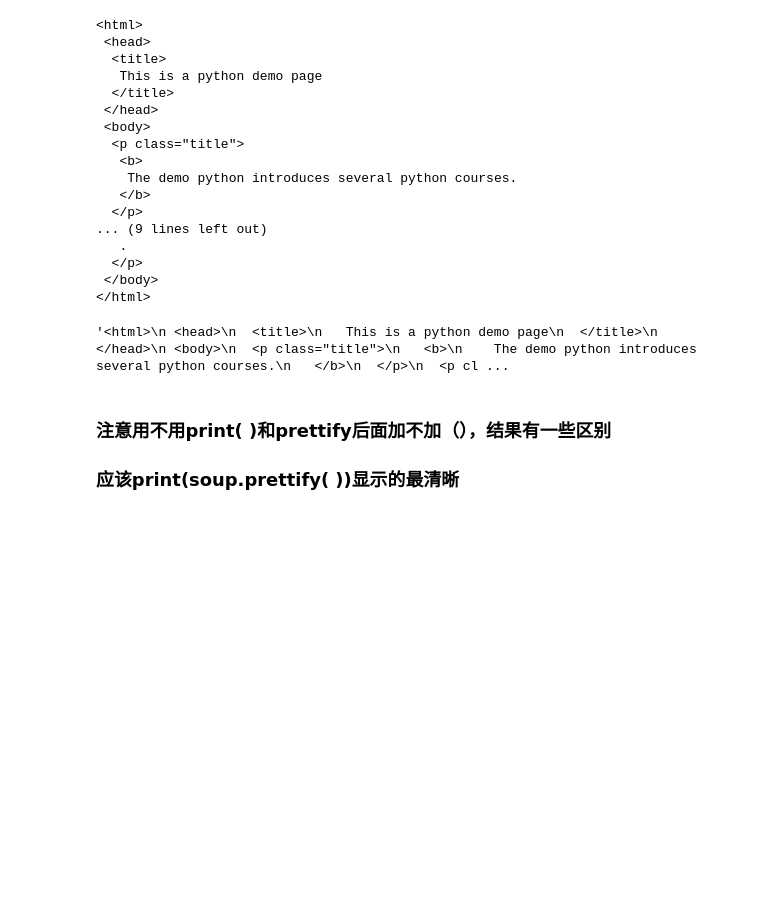
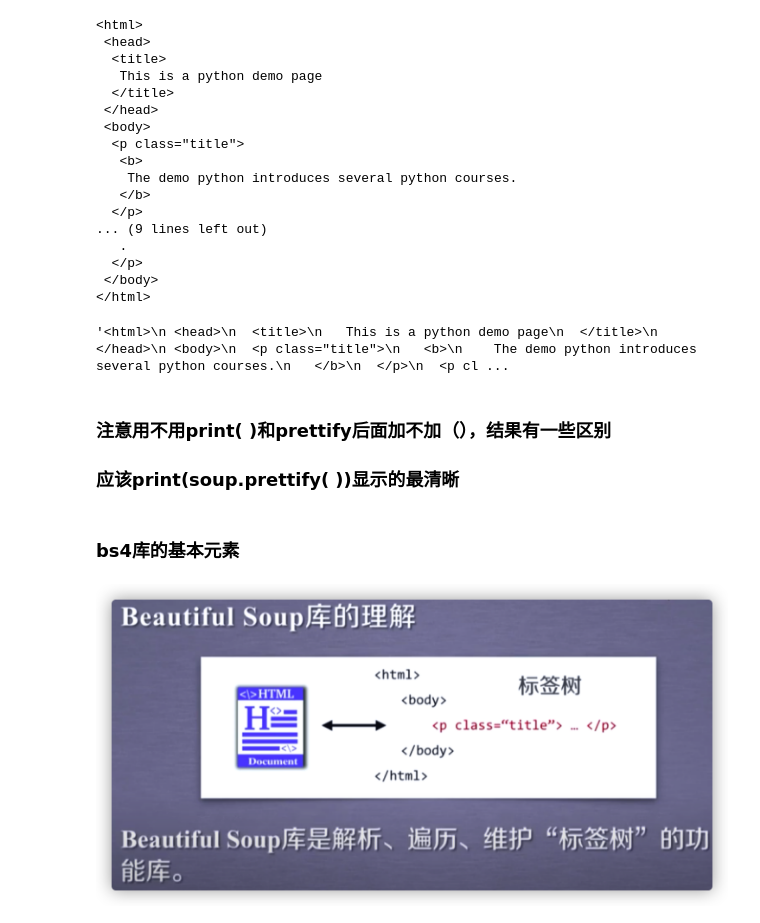
Before and after one commit to paxton615/Notes, a Jupyter notebook: Web_scrapping_Beautiful_soup.ipynb, the cells around one changed output. Cells and saved outputs as stored; diff of their text form; code cells hidden in the pictures; blank space fills up the shorter version.

```diff
--- a/Web_scrapping_Beautiful_soup.ipynb
+++ b/Web_scrapping_Beautiful_soup.ipynb
@@ -54,3 +60,9 @@ soup.prettify()
 # %% [markdown]
 ### 注意用不用print( )和prettify后面加不加（），结果有一些区别
 ### 应该print(soup.prettify( ))显示的最清晰
+# %% [markdown]
+### bs4库的基本元素
+# %%
+add_pic('soup1.png')
+# %% [output]
+[figure, added]
```
Also changed, not shown: parts of 6 cells of this notebook, 4 other files.
